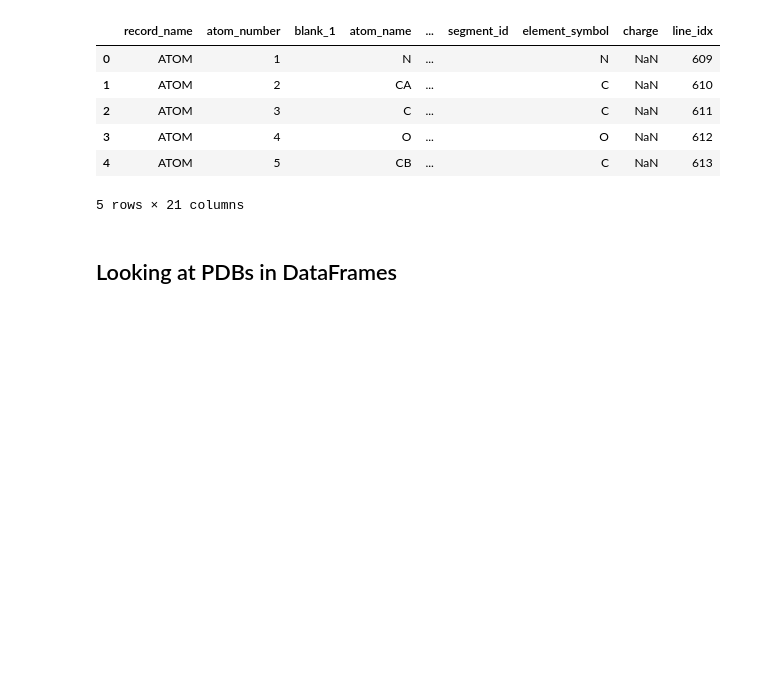
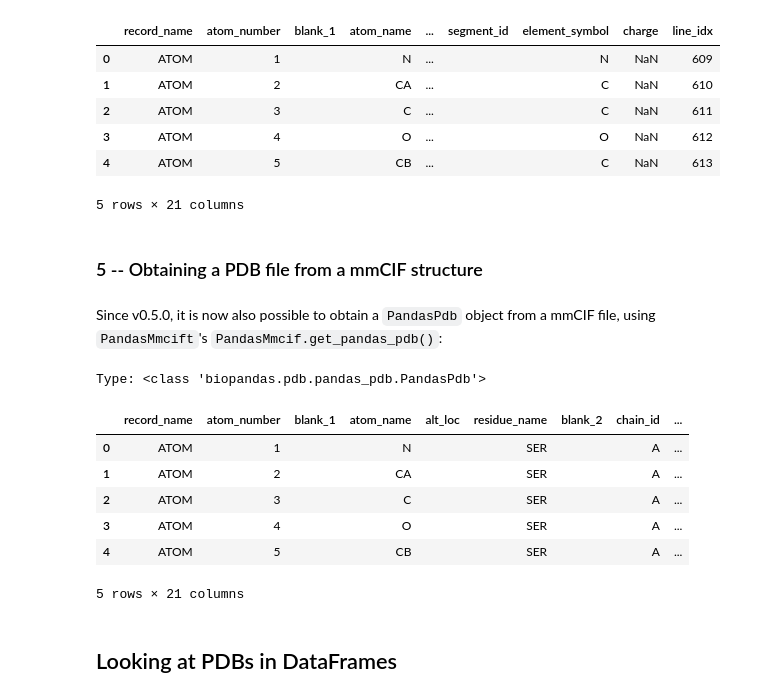
Before and after one commit to BioPandas/biopandas, a Jupyter notebook: docs/tutorials/Working_with_PDB_Structures_in_DataFrames.ipynb, the cells around one changed output. Drawn from its saved outputs; the diff is of its cells as text; code cells hidden in the pictures; blank space fills up the shorter version.

Commit message:
add get_pandas_pdb to the docs

```diff
--- a/docs/tutorials/Working_with_PDB_Structures_in_DataFrames.ipynb
+++ b/docs/tutorials/Working_with_PDB_Structures_in_DataFrames.ipynb
@@ -142,6 +142,28 @@ ppdb2.df['ATOM'].head()
 | 3 | ATOM | 4 |  | O | ... |  | O | NaN | 612 |
 | 4 | ATOM | 5 |  | CB | ... |  | C | NaN | 613 |
 5 rows × 21 columns
+# %% [markdown]
+### 5 -- Obtaining a PDB file from a mmCIF structure
+# %% [markdown]
+Since v0.5.0, it is now also possible to obtain a `PandasPdb` object from a mmCIF file, using `PandasMmcift`'s `PandasMmcif.get_pandas_pdb()`:
+# %%
+from biopandas.mmcif import PandasMmcif
+
+
+mmcif = PandasMmcif().fetch_mmcif("3EIY")
+pdb = mmcif.get_pandas_pdb()
+
+print("Type:", type(pdb))
+pdb.df["ATOM"].head()
+# %% [output]
+Type: <class 'biopandas.pdb.pandas_pdb.PandasPdb'>
+|  | record_name | atom_number | blank_1 | atom_name | alt_loc | residue_name | blank_2 | chain_id | ... |
+| 0 | ATOM | 1 |  | N |  | SER |  | A | ... |
+| 1 | ATOM | 2 |  | CA |  | SER |  | A | ... |
+| 2 | ATOM | 3 |  | C |  | SER |  | A | ... |
+| 3 | ATOM | 4 |  | O |  | SER |  | A | ... |
+| 4 | ATOM | 5 |  | CB |  | SER |  | A | ... |
+5 rows × 21 columns
 # %% [markdown]
 ## Looking at PDBs in DataFrames
 # %% [markdown]
```
Also changed, not shown: parts of 1 cell of this notebook, 2 other files.
